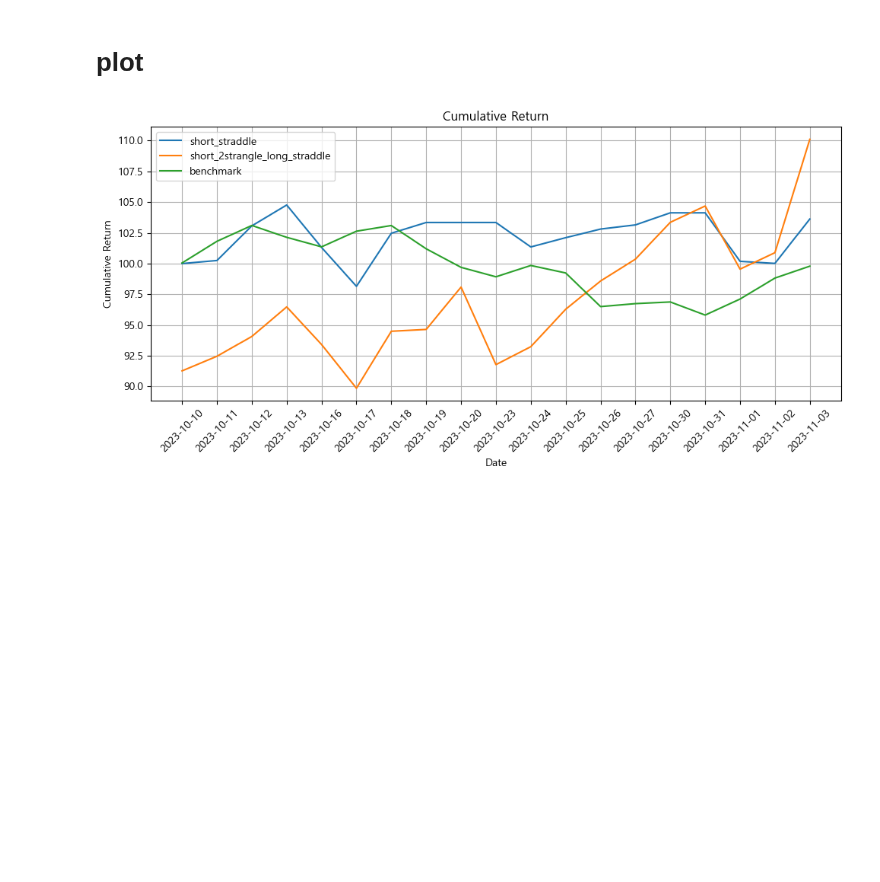
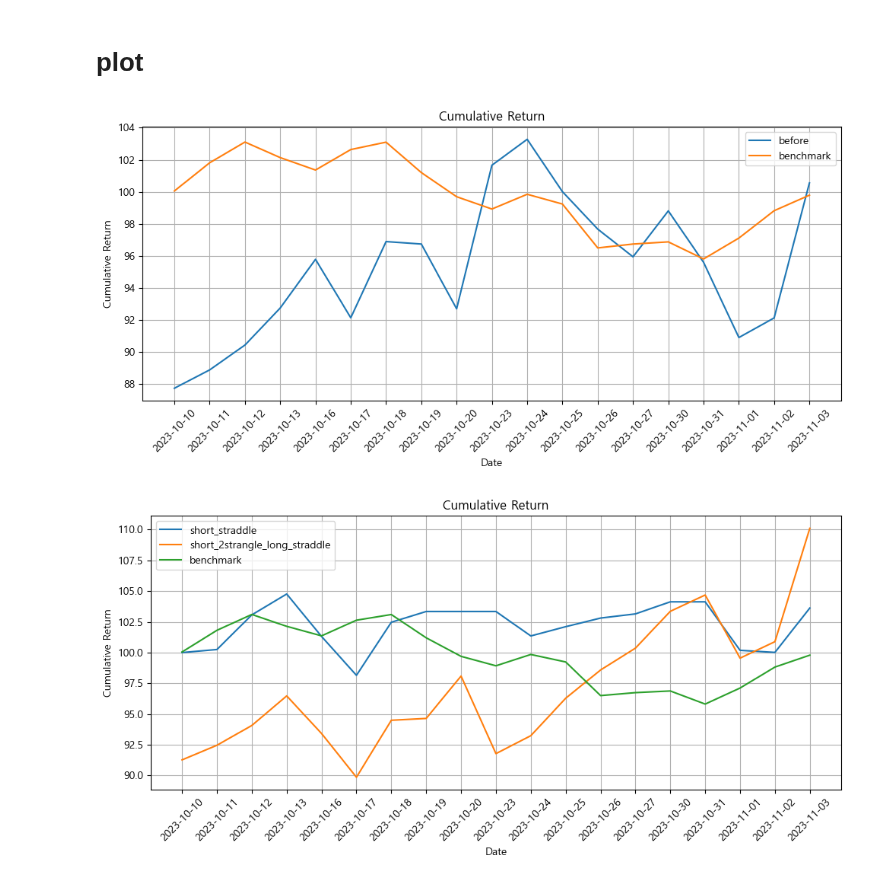
Before and after one commit to jyoooonh/Project1_sample, a Jupyter notebook: option_strategy.ipynb, the cells around one changed output. Cells and saved outputs as stored; diff of their text form; code cells hidden in the pictures; blank space fills up the shorter version.

```diff
--- a/option_strategy.ipynb
+++ b/option_strategy.ipynb
@@ -1073,5 +1592,36 @@ print(short_2strangle_long_2strangle['profit'].sum())
 # %% [markdown]
 # plot
+# %%
+# 포트폴리오 누적수익률 그래프
+plt.figure(figsize=(10, 5))
+plt.plot(VKOSPI_Label.index, VKOSPI_Label['return_cumprod'], label='before')
+# plt.plot(new.index, new['return_cumprod'], label='new')
+# plt.plot(predict.index, predict['predict_cumprod'], label='predict')
+# plt.plot(short_straddle.index, short_straddle['predict_cumprod'], label='short_straddle')
+# plt.plot(long_straddle.index, long_straddle['predict_cumprod'], label='short_straddle')
+# plt.plot(short_straddle_long_straddle.index, short_straddle_long_straddle['predict_cumprod'], label='short_straddle_long_straddle')
+# plt.plot(short_1strangle_long_straddle.index, short_1strangle_long_straddle['predict_cumprod'], label='short_1strangle_long_straddle')
+# plt.plot(short_2strangle_long_straddle.index, short_2strangle_long_straddle['predict_cumprod'], label='short_2strangle_long_straddle')
+# plt.plot(short_straddle_long_2strangle.index, short_straddle_long_2strangle['predict_cumprod'], label='short_straddle_long_2strangle')
+# plt.plot(short_1strangle_long_2strangle.index, short_1strangle_long_2strangle['predict_cumprod'], label='short_1strangle_long_2strangle')
+# plt.plot(short_2strangle_long_2strangle.index, short_2strangle_long_2strangle['predict_cumprod'], label='short_2strangle_long_2strangle')
+plt.plot(ks200.index, ks200['return_cumprod'], label='benchmark')
+# plt.plot(VKOSPI_Label.index, VKOSPI_Label['return'], label='KOSPI')
+
+# x축 레이블을 날짜로 설정합니다.
+# plt.xticks(VKOSPI_Label.index, new.index)
+
+plt.xticks(VKOSPI_Label.index[::int(len(VKOSPI_Label.index)/10)], rotation=45)
+# , new.index[::int(len(new.index)/10)],
+plt.title('Cumulative Return')
+plt.ylabel('Cumulative Return')
+plt.xlabel('Date')
+plt.legend()
+plt.tight_layout()
+plt.grid(True)
+plt.show()
+# %% [output]
+[figure, added]
 # %%
 # 포트폴리오 누적수익률 그래프
 plt.figure(figsize=(10, 5))
```
Also changed, not shown: parts of 30 cells of this notebook, 4 other files.
